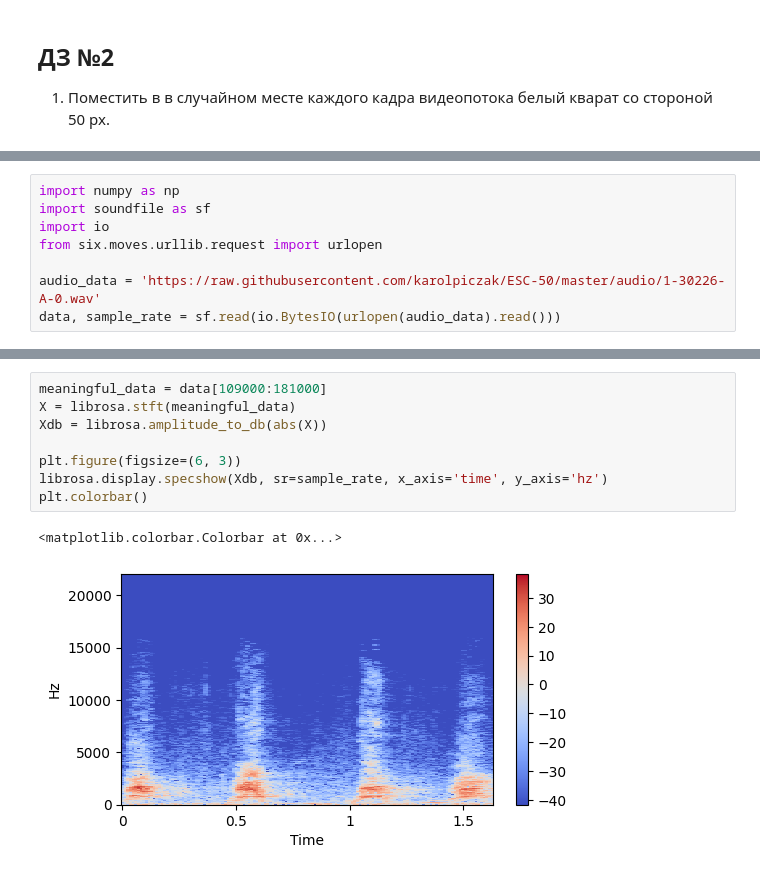
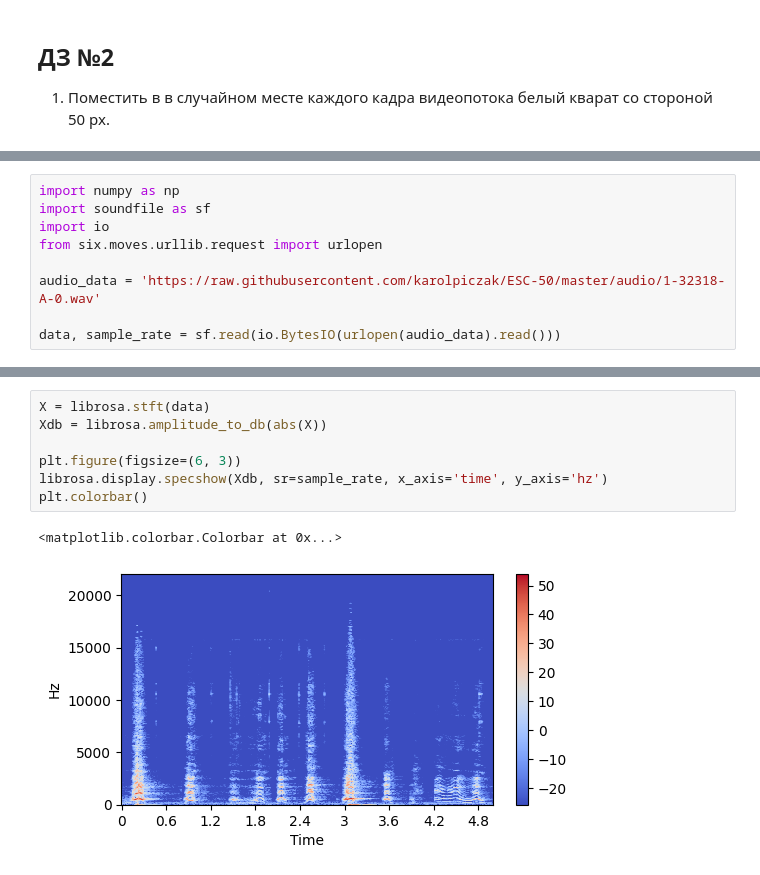
Before and after one commit to suddenAppearance/ml_2022, a Jupyter notebook: 11_901_Кузоватов_2.ipynb, the cells around one changed output, grey strips where cells are left out. Drawn from its saved outputs; the diff is of its cells as text.

```diff
--- a/11_901_Кузоватов_2.ipynb
+++ b/11_901_Кузоватов_2.ipynb
@@ -108,7 +112,8 @@ import soundfile as sf
 import io
 from six.moves.urllib.request import urlopen
 
-audio_data = 'https://raw.githubusercontent.com/karolpiczak/ESC-50/master/audio/1-30226-A-0.wav'
+audio_data = 'https://raw.githubusercontent.com/karolpiczak/ESC-50/master/audio/1-32318-A-0.wav'
+
 data, sample_rate = sf.read(io.BytesIO(urlopen(audio_data).read()))
 # %%
 import IPython.display as ipd
@@ -163,11 +157,10 @@ plt.axvline(111000 / sample_rate, c='r')
 # %%
-meaningful_data = data[109000:181000]
-X = librosa.stft(meaningful_data)
+X = librosa.stft(data)
 Xdb = librosa.amplitude_to_db(abs(X))
 
 plt.figure(figsize=(6, 3))
 librosa.display.specshow(Xdb, sr=sample_rate, x_axis='time', y_axis='hz')
 plt.colorbar()
 # %% [output]
 <matplotlib.colorbar.Colorbar at 0x...>
-[figure, old version]
+[figure, new version]
```
Also changed, not shown: parts of 10 cells of this notebook.
